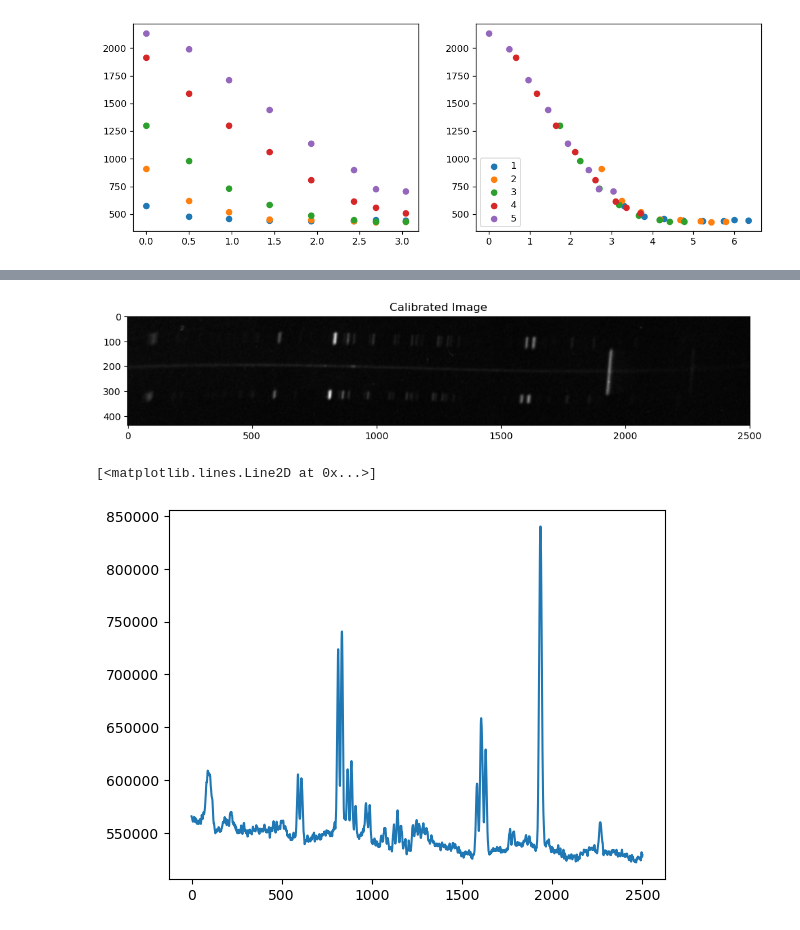
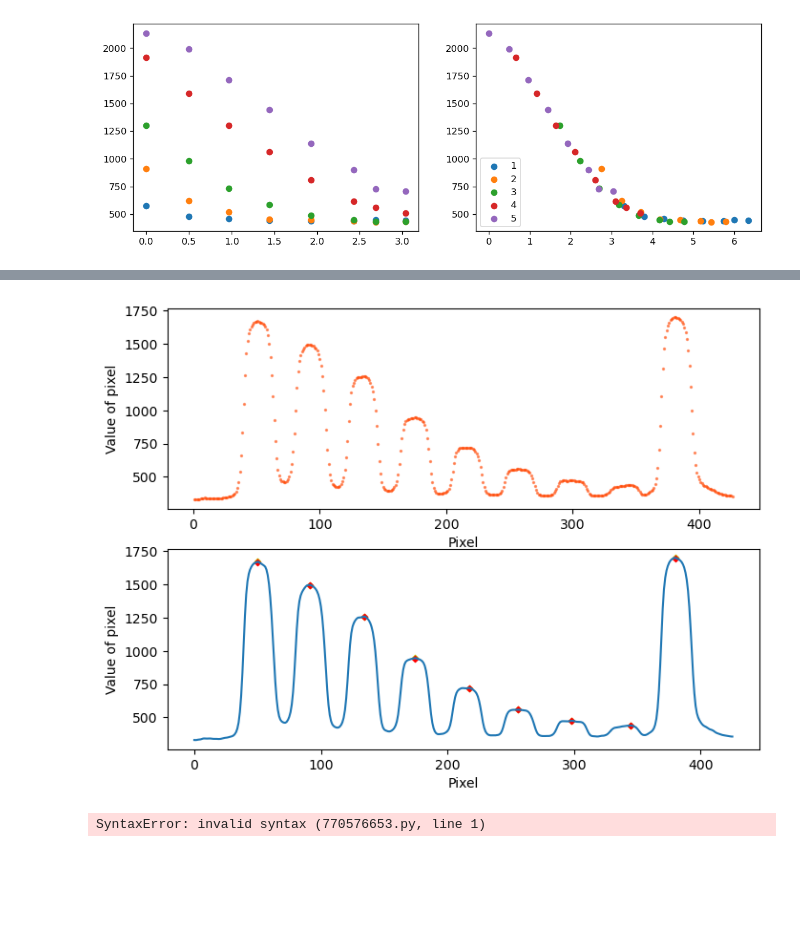
Before and after one commit to ill-i/ArXSP, a Jupyter notebook: Pro.AP22784884/20250503_tester.ipynb, the cells around one changed output, grey strips where cells are left out. Saved outputs shown, nothing was run; the diff lists cells and outputs as text; code cells hidden in the pictures; blank space fills up the shorter version.

```diff
--- a/Pro.AP22784884/20250503_tester.ipynb
+++ b/Pro.AP22784884/20250503_tester.ipynb
@@ -184,16 +196,22 @@ Best degree: 7, MSE: 2052.320509679435
-# %%
-
-# best_poly и polynomial_extrapolate — это функции, которые ты сам определяешь
-
-result = spec_editor.OptDen2Int(
-    root=root,
-    best_poly=best_poly,
-    polynomial_extrapolate=polynomial_extrapolate
-)
-# %% [output]
-[figure, removed]
-# %%
-plt.plot(result.sum(axis=0))
-# %% [output]
-[<matplotlib.lines.Line2D at 0x...>]
-[figure, removed]
+# %%
+fits_cal_1  = fits.open('Calibrovka_04-05.02.1976_20s_XVI-6-Cal-crop-header.fits')
+data_cal_1 = fits_cal_1[0].data
+mean_cal_1 = reduct.calib_preob(data_cal_1)
+peaks_ind_1,peaks_mean_1 = reduct.graf(mean_cal_1,15)#
+delta_m1 = 2.5*np.log(80/80)
+mag_after_1972 = [0,0.5,0.97,1.44,1.93,2.43,2.69,3.04,0]
+
+
+array = [peaks_mean_1[:-1]]#]
+y_array = np.concatenate(array)
+x_array = np.concatenate([mag_after_1972[:-1]+delta_m1])#,
+#                           mag_after_1972[:-1]+delta_m2,
+#                           mag_after_1972[:-1]+delta_m3,
+#                           mag_after_1972[:-1]+delta_m4,
+#                           mag_after_1972[:-1]+delta_m5])
+# %% [output]
+[figure, added]
+# %%
+intensity, dark =
+# %% [output]
+SyntaxError: invalid syntax (770576653.py, line 1)
```
Also changed, not shown: parts of 19 cells of this notebook, 10 other files.
